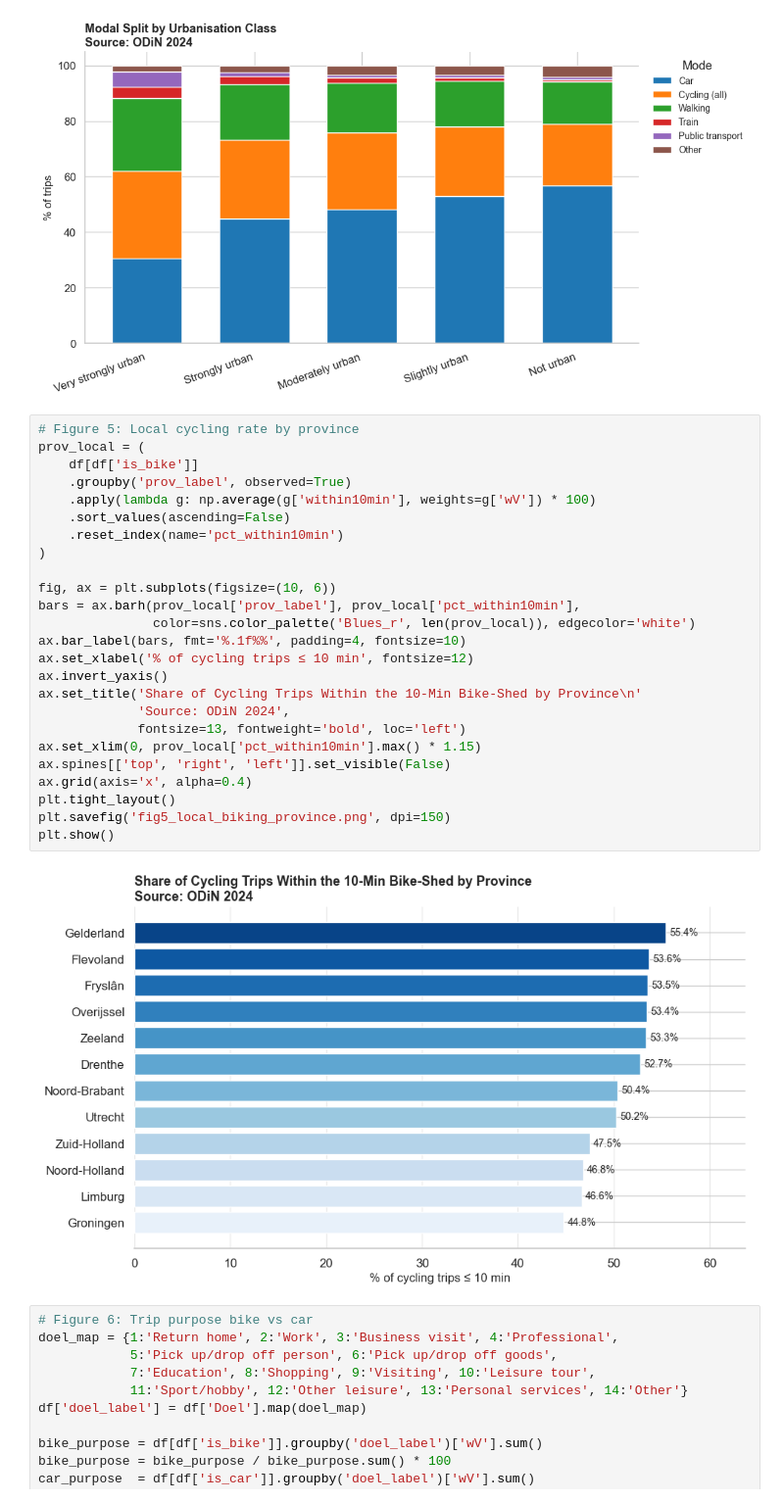
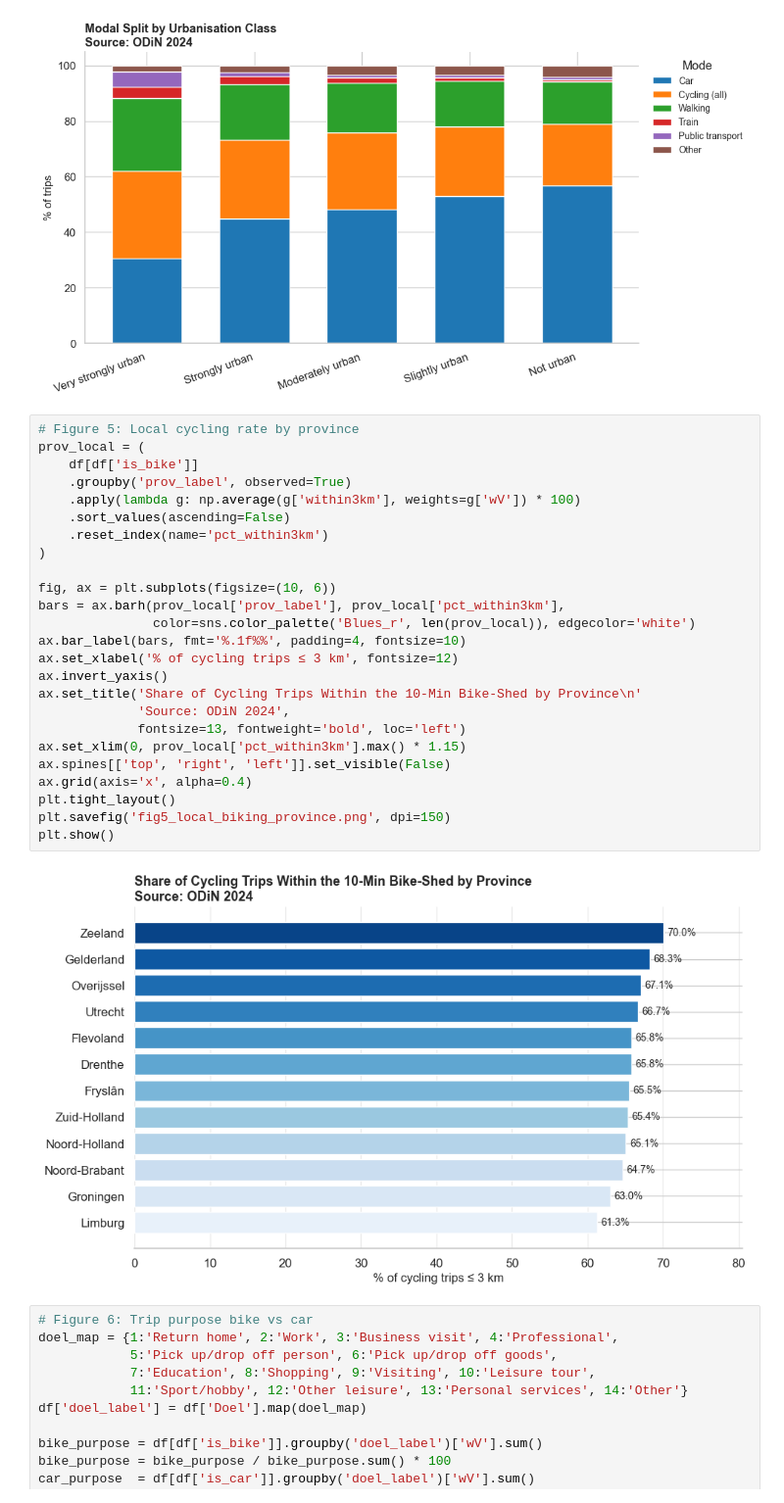
Before and after one commit to carmenkohler/1BM130, a Jupyter notebook: Daan_dataexploration.ipynb, the cells around one changed output. Shown at 98% size. Drawn from its saved outputs; the diff is of its cells as text.

```diff
--- a/Daan_dataexploration.ipynb
+++ b/Daan_dataexploration.ipynb
@@ -252,30 +270,30 @@ plt.show()
 # %%
 # Figure 5: Local cycling rate by province
 prov_local = (
     df[df['is_bike']]
     .groupby('prov_label', observed=True)
-    .apply(lambda g: np.average(g['within10min'], weights=g['wV']) * 100)
+    .apply(lambda g: np.average(g['within3km'], weights=g['wV']) * 100)
     .sort_values(ascending=False)
-    .reset_index(name='pct_within10min')
+    .reset_index(name='pct_within3km')
 )
 
 fig, ax = plt.subplots(figsize=(10, 6))
-bars = ax.barh(prov_local['prov_label'], prov_local['pct_within10min'],
+bars = ax.barh(prov_local['prov_label'], prov_local['pct_within3km'],
                color=sns.color_palette('Blues_r', len(prov_local)), edgecolor='white')
 ax.bar_label(bars, fmt='%.1f%%', padding=4, fontsize=10)
-ax.set_xlabel('% of cycling trips ≤ 10 min', fontsize=12)
+ax.set_xlabel('% of cycling trips ≤ 3 km', fontsize=12)
 ax.invert_yaxis()
 ax.set_title('Share of Cycling Trips Within the 10-Min Bike-Shed by Province\n'
              'Source: ODiN 2024',
              fontsize=13, fontweight='bold', loc='left')
-ax.set_xlim(0, prov_local['pct_within10min'].max() * 1.15)
+ax.set_xlim(0, prov_local['pct_within3km'].max() * 1.15)
 ax.spines[['top', 'right', 'left']].set_visible(False)
 ax.grid(axis='x', alpha=0.4)
 plt.tight_layout()
 plt.savefig('fig5_local_biking_province.png', dpi=150)
 plt.show()
 # %% [output]
-[figure, old version]
+[figure, new version]
 # %%
 # Figure 6: Trip purpose bike vs car
 doel_map = {1:'Return home', 2:'Work', 3:'Business visit', 4:'Professional',
```
Also changed, not shown: parts of 17 cells of this notebook.
